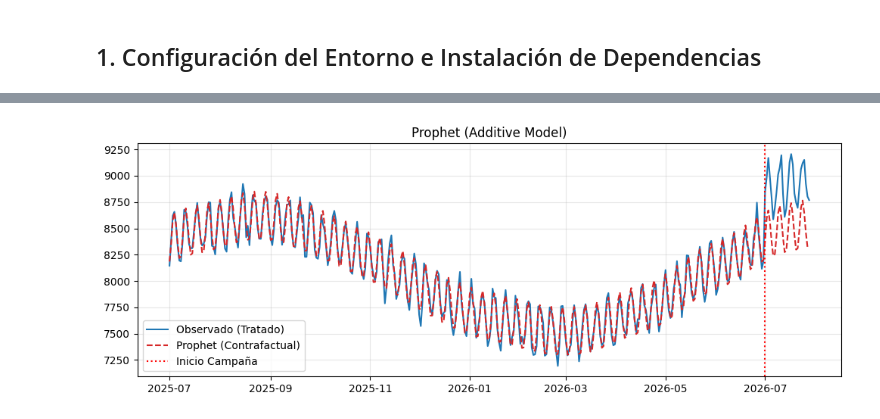
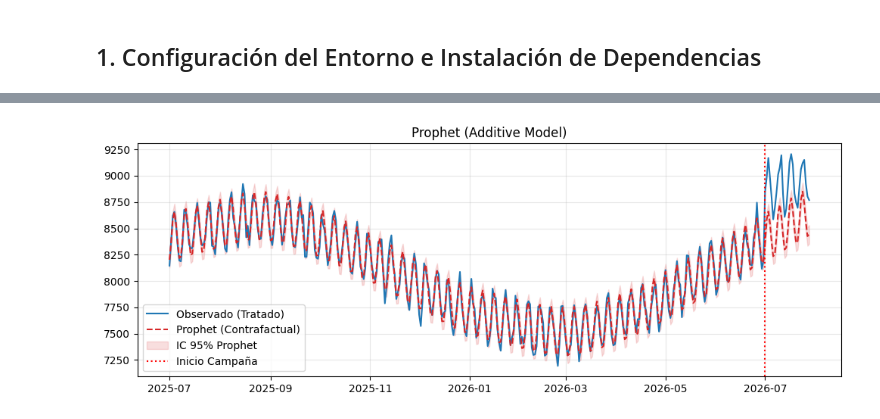
Before and after one commit to juanmanser/causal-impact-time-series, a Jupyter notebook: lift_time_series_multi_meth_py.ipynb, the cells around one changed output, grey strips where cells are left out. Saved outputs shown, nothing was run; the diff lists cells and outputs as text; code cells hidden in the pictures.

Commit message:
re build from base model

```diff
--- a/lift_time_series_multi_meth_py.ipynb
+++ b/lift_time_series_multi_meth_py.ipynb
@@ -50,0 +95,7 @@ El **Baseline** representa la trayectoria contrafactual simulada de la unidad tr
+# %%
+for mod in ["scipy", "sklearn", "statsmodels", "matplotlib", "pymc", "arviz", "prophet", "plotly"]:
+    try:
+        __import__(mod)
+        print(f"OK   {mod}")
+    except Exception as e:
+        print(f"FALLA {mod}: {e}")
@@ -216,39 +464,67 @@ plt.show()
 # %%
-# PARÁMETROS DEL MODELO PROPHET
+# =============================================================================
+# PROPHET — con estacionalidad anual condicional y reproducibilidad
+# =============================================================================
+n_history = int(pre_mask.sum())
 PROPHET_WEEKLY_SEASONALITY = True
-PROPHET_YEARLY_SEASONALITY = True
+PROPHET_YEARLY_SEASONALITY = n_history >= 730
 PROPHET_CHANGEPOINT_PRIOR_SCALE = 0.05
 
-df_prophet_train = panel.loc[pre_mask, ['ds', TREATED_UNIT]].rename(columns={TREATED_UNIT: 'y'})
+df_prophet_train = panel.loc[pre_mask, ["ds", TREATED_UNIT]].rename(columns={TREATED_UNIT: "y"})
 
-m_prophet = Prophet(
-    weekly_seasonality=PROPHET_WEEKLY_SEASONALITY,
-    yearly_seasonality=PROPHET_YEARLY_SEASONALITY,
-    changepoint_prior_scale=PROPHET_CHANGEPOINT_PRIOR_SCALE
-)
-m_prophet.fit(df_prophet_train)
+with warnings.catch_warnings():
+    warnings.filterwarnings("ignore", module="prophet")
+    m_prophet = Prophet(
+        weekly_seasonality=PROPHET_WEEKLY_SEASONALITY,
+        yearly_seasonality=PROPHET_YEARLY_SEASONALITY,
+        changepoint_prior_scale=PROPHET_CHANGEPOINT_PRIOR_SCALE,
+        uncertainty_samples=1000,
+    )
+    m_prophet.fit(df_prophet_train)
 
-future = panel[['ds']].copy()
+future = panel[["ds"]].copy()
 forecast = m_prophet.predict(future)
 
-panel['prophet_counterfactual'] = forecast['yhat'].values
-panel['prophet_effect'] = panel[TREATED_UNIT] - panel['prophet_counterfactual']
+# Contrafactual puntual y efecto
+panel["prophet_counterfactual"] = forecast["yhat"].values
+panel["prophet_effect"] = panel[TREATED_UNIT] - panel["prophet_counterfactual"]
 
-# Métricas de Salud Pre-Campaña
-y_pre_prophet = panel.loc[pre_mask, 'prophet_counterfactual'].values
-prophet_rmse = np.sqrt(np.mean((y_pre - y_pre_prophet) ** 2))
-prophet_mape = np.mean(np.abs((y_pre - y_pre_prophet) / y_pre)) * 100
-prophet_bias_pre = np.mean(y_pre - y_pre_prophet)
-prophet_daily = panel.loc[post_mask, 'prophet_effect'].mean()
-prophet_total = panel.loc[post_mask, 'prophet_effect'].sum()
+# Intervalo nativo de Prophet (bandas sobre el contrafactual)
+panel["prophet_ci_lower"] = forecast["yhat_lower"].values
+panel["prophet_ci_upper"] = forecast["yhat_upper"].values
 
-print(f"[Prophet] Pre-MAPE: {prophet_mape:.2f}% | Pre-Bias: {prophet_bias_pre:.2f}")
-print(f"[Prophet] Efecto Diario Estimado: {prophet_daily:.2f} | Total: {prophet_total:.2f}")
+# Intervalo del EFECTO acumulado post-campaña:
+#   efecto = observado - contrafactual
+#   -> el piso del efecto viene del techo del contrafactual (yhat_upper)
+#   -> el techo del efecto viene del piso del contrafactual (yhat_lower)
+_y_post_observed = panel.loc[post_mask, TREATED_UNIT].values
+_prophet_ci_lower_effect = _y_post_observed - panel.loc[post_mask, "prophet_ci_upper"].values
+_prophet_ci_upper_effect = _y_post_observed - panel.loc[post_mask, "prophet_ci_lower"].values
+prophet_ci_lower = float(_prophet_ci_lower_effect.sum())
+prophet_ci_upper = float(_prophet_ci_upper_effect.sum())
 
-# Gráfico del Bloque 3
+# Métricas pre-campaña
+y_pre_prophet = panel.loc[pre_mask, "prophet_counterfactual"].values
+prophet_rmse = float(np.sqrt(np.mean((y_pre - y_pre_prophet) ** 2)))
+prophet_mape = float(np.mean(np.abs((y_pre - y_pre_prophet) / y_pre)) * 100)
+prophet_bias_pre = float(np.mean(y_pre - y_pre_prophet))
+prophet_daily = float(panel.loc[post_mask, "prophet_effect"].mean())
+prophet_total = float(panel.loc[post_mask, "prophet_effect"].sum())
+
+print(f"[Prophet] Yearly seasonality: {PROPHET_YEARLY_SEASONALITY} (historia: {n_history} días)")
+print(f"[Prophet] Pre-MAPE: {prophet_mape:.2f}% | Pre-RMSE: {prophet_rmse:.2f} | Pre-Bias: {prophet_bias_pre:.4f}")
+print(f"[Prophet] Efecto Diario: {prophet_daily:.2f} | Total: {prophet_total:.2f}")
+print(f"[Prophet] IC 95% (efecto total): [{prophet_ci_lower:.0f}, {prophet_ci_upper:.0f}]")
+
 plt.figure(figsize=(12, 4))
-plt.plot(panel['ds'], panel[TREATED_UNIT], label="Observado (Tratado)", color="#1f77b4")
-plt.plot(panel['ds'], panel['prophet_counterfactual'], label="Prophet (Contrafactual)", color="#d62728", linestyle="--")
+plt.plot(panel["ds"], panel[TREATED_UNIT], label="Observado (Tratado)", color="#1f77b4")
+plt.plot(panel["ds"], panel["prophet_counterfactual"], label="Prophet (Contrafactual)", color="#d62728", linestyle="--")
+plt.fill_between(
+    panel["ds"],
+    panel["prophet_ci_lower"],
+    panel["prophet_ci_upper"],
+    color="#d62728", alpha=0.15, label="IC 95% Prophet",
+)
 plt.axvline(campaign_start_ts, color="red", linestyle=":", label="Inicio Campaña")
 plt.title("Prophet (Additive Model)")
 plt.legend()
@@ -262 +539 @@ INFO:prophet:Disabling daily seasonality. Run prophet with daily_seasonality=Tru
-[figure, old version]
+[figure, new version]
```
Also changed, not shown: parts of 30 cells of this notebook.
